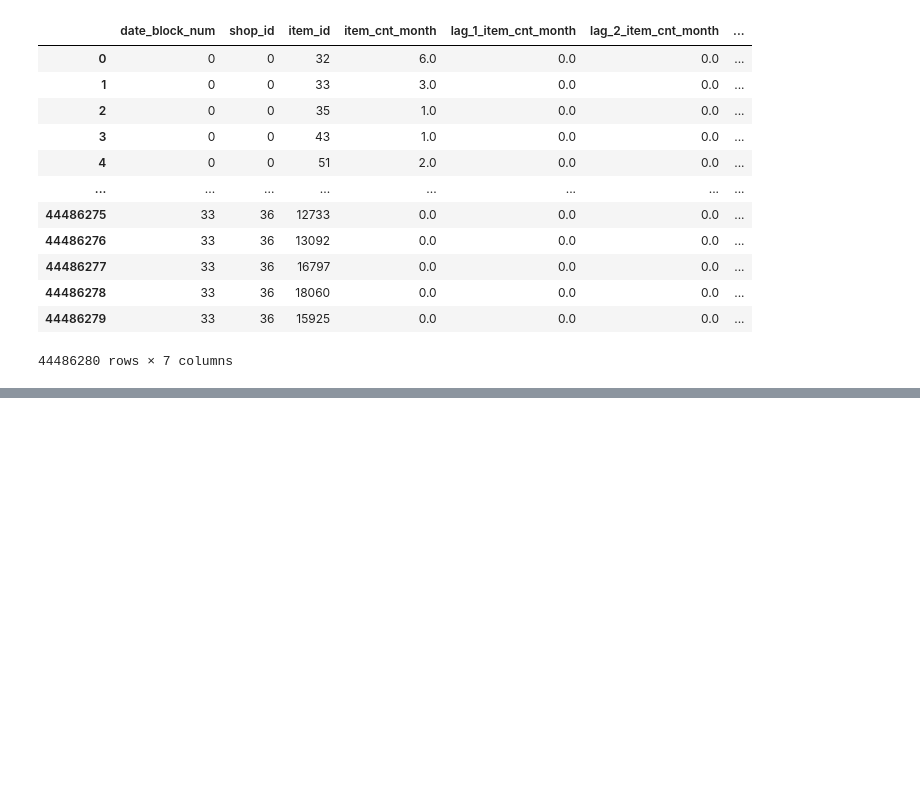
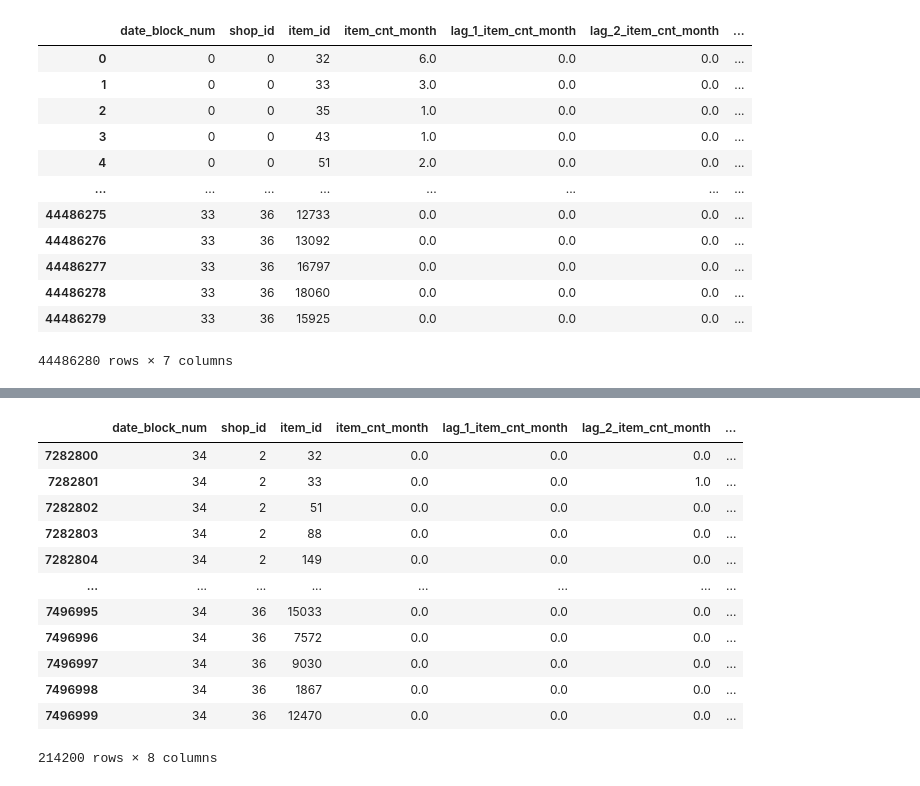
Before and after one commit to VladGnatiuk/projector_ml6, a Jupyter notebook: _vg/homeworks/homework 08. Prjctr HW13. Time series analysis.ipynb, the cells around one changed output, grey strips where cells are left out. Drawn from its saved outputs; the diff is of its cells as text; code cells hidden in the pictures; blank space fills up the shorter version.

```diff
--- a/_vg/homeworks/homework 08. Prjctr HW13. Time series analysis.ipynb
+++ b/_vg/homeworks/homework 08. Prjctr HW13. Time series analysis.ipynb
@@ -546,3 +539,6 @@ train_data_grid
 | 44486278 | 33 | 36 | 18060 | 0.0 | 0.0 | 0.0 | ... |
 | 44486279 | 33 | 36 | 15925 | 0.0 | 0.0 | 0.0 | ... |
 44486280 rows × 7 columns
+# %%
+folds = generate_folds(date_block_num_range, 1, 3, 3, 5)
+folds
@@ -637,0 +627,6 @@ folds
+# %%
+train_rmse = {f'fold_{i+1}': f[1]["val"]["rmse"] for i, f in enumerate(lgb_all_folds_results)}
+train_rmse_df = pd.DataFrame(train_rmse)
+train_rmse_df['mean'] = train_rmse_df.mean(axis=1)
+n_rounds = train_rmse_df['mean'].argmin(axis=0)
+n_rounds, train_rmse_df.iloc[n_rounds]
@@ -637,0 +642,9 @@ folds
+# %%
+def lgb_train(data, n_rounds, time_block_column, target_column):
+    lgb_train = lgb.Dataset(data.drop(columns=[time_block_column, target_column]), label=data[target_column], free_raw_data=False)
+    model = lgb.train(lgb_params, lgb_train, n_rounds)
+    return model
+
+n_rounds = 40
+lgb_model = lgb_train(train_data_grid, n_rounds, time_block_column, target_column)
+lgb_model
@@ -637,0 +675,11 @@ folds
+# %%
+test_time_block = date_block_num_range.max() + 1
+test_data_ex = test_data.drop(columns=['ID']).copy()
+test_data_ex[time_block_column] = test_time_block
+test_data_ex[target_column] = None
+
+all_data_grid = create_grid_or_load_existing(
+    pd.concat([relevant_training_data, test_data_ex]),
+    r'C:\Users\De\.kaggle\predict-future-sales\train_plus_test_data_by_month.pkl'
+)
+all_data_grid
@@ -637,0 +700,20 @@ folds
+# %%
+test_data_grid, test_data_grid_index = get_relevant_data(all_data_grid, test_data, target_index_columns)
+create_lag_features(test_data_grid, 3)
+test_data_grid = test_data_grid[test_data_grid[time_block_column] == test_time_block]
+test_data_grid['prediction'] = lgb_model.predict(test_data_grid.drop(columns=[time_block_column, target_column]))
+test_data_grid
+# %% [output]
+|  | date_block_num | shop_id | item_id | item_cnt_month | lag_1_item_cnt_month | lag_2_item_cnt_month | ... |
+| 7282800 | 34 | 2 | 32 | 0.0 | 0.0 | 0.0 | ... |
+| 7282801 | 34 | 2 | 33 | 0.0 | 0.0 | 1.0 | ... |
+| 7282802 | 34 | 2 | 51 | 0.0 | 0.0 | 0.0 | ... |
+| 7282803 | 34 | 2 | 88 | 0.0 | 0.0 | 0.0 | ... |
+| 7282804 | 34 | 2 | 149 | 0.0 | 0.0 | 0.0 | ... |
+| ... | ... | ... | ... | ... | ... | ... | ... |
+| 7496995 | 34 | 36 | 15033 | 0.0 | 0.0 | 0.0 | ... |
+| 7496996 | 34 | 36 | 7572 | 0.0 | 0.0 | 0.0 | ... |
+| 7496997 | 34 | 36 | 9030 | 0.0 | 0.0 | 0.0 | ... |
+| 7496998 | 34 | 36 | 1867 | 0.0 | 0.0 | 0.0 | ... |
+| 7496999 | 34 | 36 | 12470 | 0.0 | 0.0 | 0.0 | ... |
+214200 rows × 8 columns
```
Also changed, not shown: parts of 23 cells of this notebook, 2 other files.
